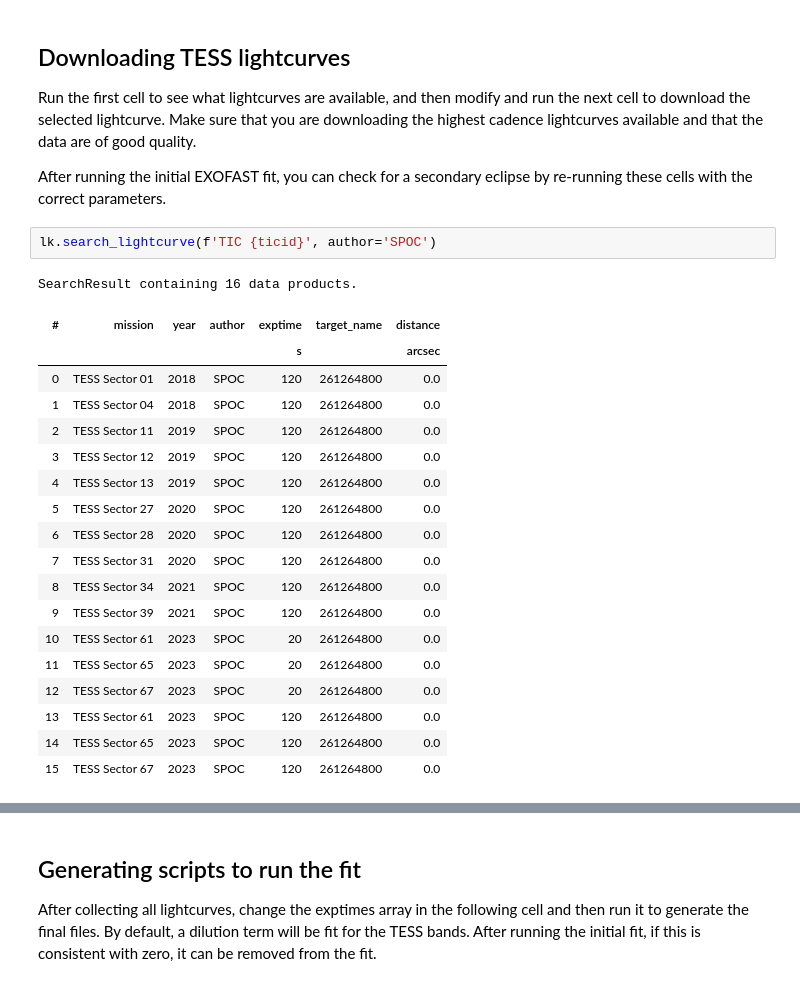
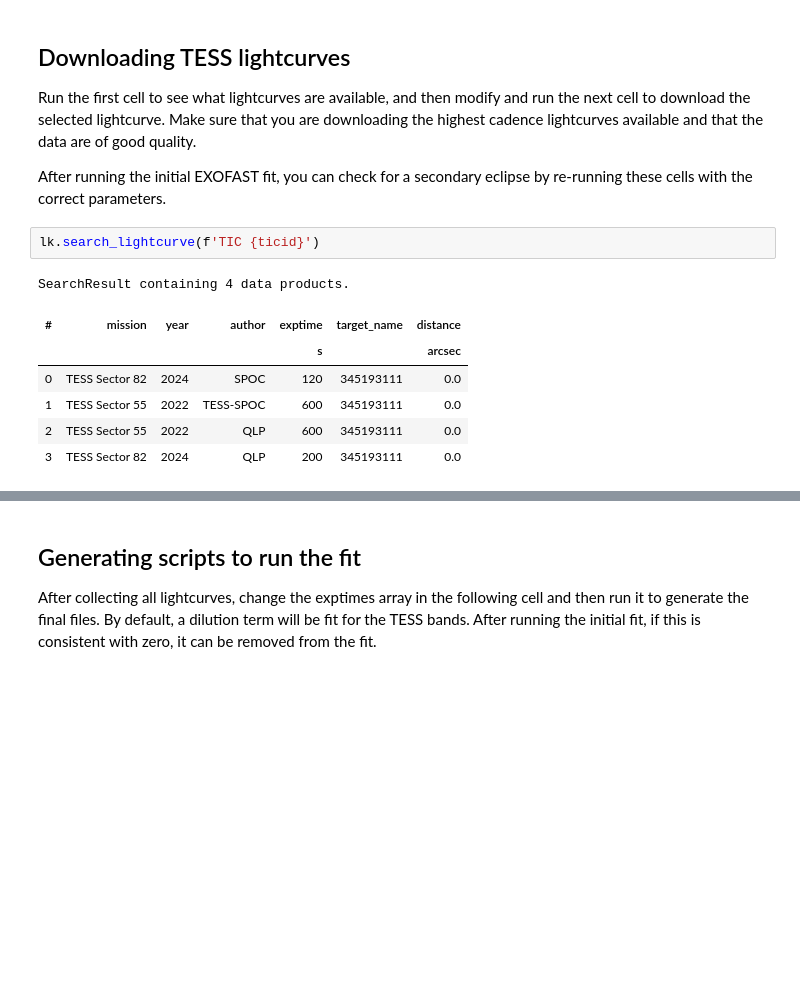
Before and after one commit to jackschulte/exofast_tools, a Jupyter notebook: scripts/setup_fit.ipynb, the cells around one changed output, grey strips where cells are left out. Saved outputs shown, nothing was run; the diff lists cells and outputs as text; blank space fills up the shorter version.

```diff
--- a/scripts/setup_fit.ipynb
+++ b/scripts/setup_fit.ipynb
@@ -47,25 +37,13 @@ Run the first cell to see what lightcurves are available, and then modify and ru
 
 After running the initial EXOFAST fit, you can check for a secondary eclipse by re-running these cells with the correct parameters.
 # %%
-lk.search_lightcurve(f'TIC {ticid}', author='SPOC')
+lk.search_lightcurve(f'TIC {ticid}')
 # %% [output]
-SearchResult containing 16 data products.
+SearchResult containing 4 data products.
 | # | mission | year | author | exptime | target_name | distance |
 |  |  |  |  | s |  | arcsec |
-| 0 | TESS Sector 01 | 2018 | SPOC | 120 | 261264800 | 0.0 |
-| 1 | TESS Sector 04 | 2018 | SPOC | 120 | 261264800 | 0.0 |
-| 2 | TESS Sector 11 | 2019 | SPOC | 120 | 261264800 | 0.0 |
-| 3 | TESS Sector 12 | 2019 | SPOC | 120 | 261264800 | 0.0 |
-| 4 | TESS Sector 13 | 2019 | SPOC | 120 | 261264800 | 0.0 |
-| 5 | TESS Sector 27 | 2020 | SPOC | 120 | 261264800 | 0.0 |
-| 6 | TESS Sector 28 | 2020 | SPOC | 120 | 261264800 | 0.0 |
-| 7 | TESS Sector 31 | 2020 | SPOC | 120 | 261264800 | 0.0 |
-| 8 | TESS Sector 34 | 2021 | SPOC | 120 | 261264800 | 0.0 |
-| 9 | TESS Sector 39 | 2021 | SPOC | 120 | 261264800 | 0.0 |
-| 10 | TESS Sector 61 | 2023 | SPOC | 20 | 261264800 | 0.0 |
-| 11 | TESS Sector 65 | 2023 | SPOC | 20 | 261264800 | 0.0 |
-| 12 | TESS Sector 67 | 2023 | SPOC | 20 | 261264800 | 0.0 |
-| 13 | TESS Sector 61 | 2023 | SPOC | 120 | 261264800 | 0.0 |
-| 14 | TESS Sector 65 | 2023 | SPOC | 120 | 261264800 | 0.0 |
-| 15 | TESS Sector 67 | 2023 | SPOC | 120 | 261264800 | 0.0 |
+| 0 | TESS Sector 82 | 2024 | SPOC | 120 | 345193111 | 0.0 |
+| 1 | TESS Sector 55 | 2022 | TESS-SPOC | 600 | 345193111 | 0.0 |
+| 2 | TESS Sector 55 | 2022 | QLP | 600 | 345193111 | 0.0 |
+| 3 | TESS Sector 82 | 2024 | QLP | 200 | 345193111 | 0.0 |
 # %%
```
Also changed, not shown: parts of 9 cells of this notebook, 2 other files.
